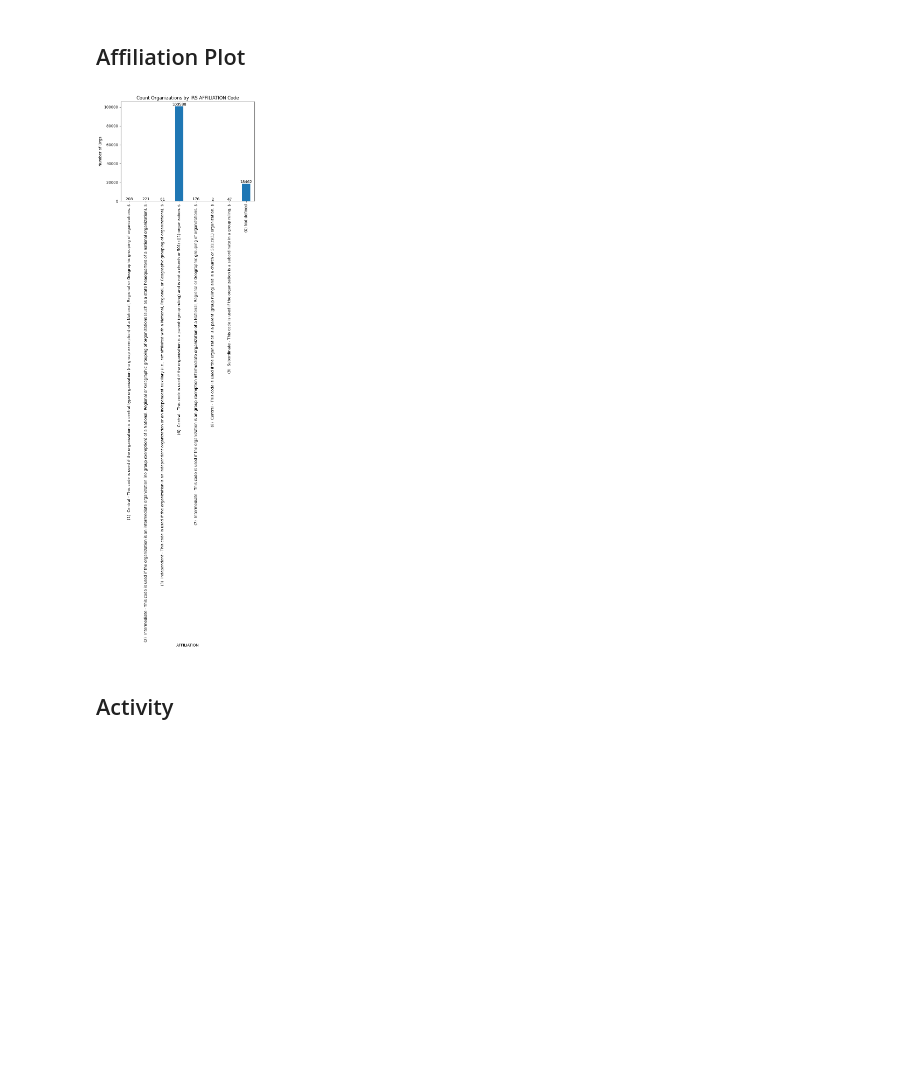
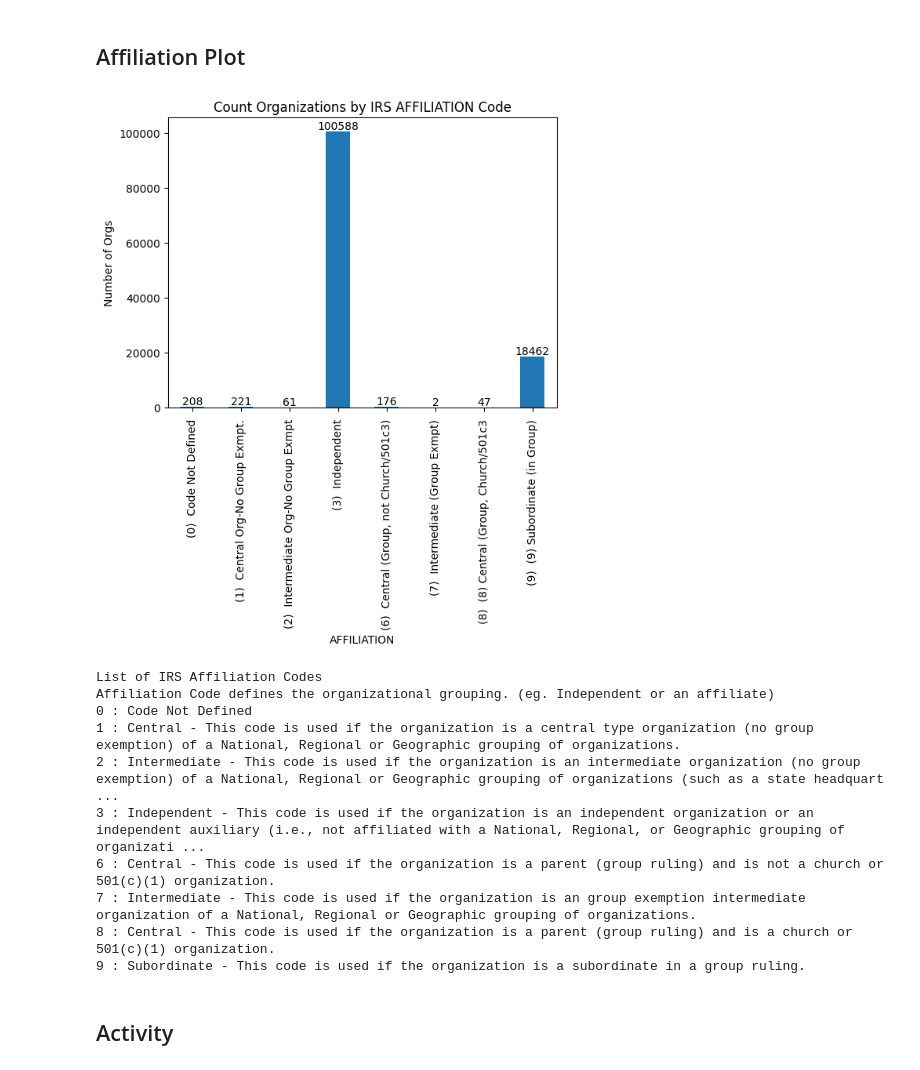
Before and after one commit to johnzelson/nonprofits-colab, a Jupyter notebook: S1_IRS_BMF.ipynb, the cells around one changed output. Cells and saved outputs as stored; diff of their text form; code cells hidden in the pictures; blank space fills up the shorter version.

```diff
--- a/S1_IRS_BMF.ipynb
+++ b/S1_IRS_BMF.ipynb
@@ -150,22 +154,25 @@ with open('/content/drive/My Drive/irs_data/IRS_Code_Lookups/NCCS_NTEE.csv', mod
       # print(f"0 {row[0]}   1 {row[1]}    2 {row[2]}" )
       ntee[row[0]] = [row[1], row[2]]
 # %%
-# Other BMF Lookups
-# Instead of having multiple lookup sheets, piled into
-# Loaded into dict of dicts
+# --- load Other BMF Lookups ---
+# Instead of having multiple code lookup sheets,
+# loaded into dict of dicts
 
-#TODO: the full definitions, verbatim, of codes lookups are too long for graph axis, need short desc
+# using string for keys/lookups for consistency
 
-# Nested dictionary, ends up like this
-#bmf = { 'INCOME_CD': {'code1': 'XX', 'codevalue1': '19', 'code2': 'YY', 'codevalue2': '25' ...},
-#        'ASSET_CD': {'code1': 'YY', 'codevalue1': '25'}
+# Nested dictionary, like this
+#bmf = { 'INCOME_CD': {'code1': 'XX',
+#                              'codevalue1': '19',
+#                              {'short' : 'brief definition',
+#                              'full' :  'full definition'}
 
 
 bmf = {}
 bmf_set = set() # get each unique BMF field/column name
 all_rows = []
 
-with open('/content/drive/My Drive/irs_data/IRS_Code_Lookups/IRS_BMF_Lookups.csv', mode='r') as infile:
+with open('/content/drive/My Drive/irs_data/IRS_Code_Lookups/IRS_BMF_Lookups_wShortDesc.csv', mode='r') as infile:
+
     reader = csv.reader(infile)
     for row in reader:
       # print(f"0 {row[0]}   1 {row[1]}    2 {row[2]}  3 {row[3]}" )
@@ -177,5 +184,5 @@ for bmf_cols in bmf_set:
   bmf[bmf_cols] = {}
   for row in all_rows:
     if row[0] == bmf_cols:
-      bmf[bmf_cols][row[2]] = row[3]
+      bmf[bmf_cols][row[2]] = {"full" : row[3], "short": row[4]}
 # %% [output]
@@ -1344,8 +2294,13 @@ plt.show()
 # %%
+# -- obsolete ---
 # ---------------------------------------------
 # Using IRS Income Code, Count Orgs by Income
 # Lookup Income Code
 # --------------------------------------------
+
+# doesn't work for small cities because it's
+# setting the labels to the lookups,
+# but sometimes there is no entry
 
 from matplotlib import pyplot as plt
 import locale
@@ -1355,7 +2310,7 @@ xlabs = []
 
 for c in (c for c in bmf['INCOME_CD'] if c != 'define') :
   # print (c, ":", bmf['INCOME_CD'][c] )
-  xlabs.append(f"({c})  {bmf['INCOME_CD'][c]} $")
+  xlabs.append(f"({c})  {bmf['INCOME_CD'][c]['short']} ")
 
 ax = df.groupby(['INCOME_CD'])['p_org_id'].count().plot.bar(rot=0)
 
@@ -1483,7 +2438,7 @@ xlabs = []
 
 for c in (c for c in bmf['SUBSECTION'] if c != 'define') :
   # print (c, ":", bmf['SUBSECTION'][c] )
-  xlabs.append(f"({c})  {bmf['SUBSECTION'][c]} ")
+  xlabs.append(f"({c})  {bmf['SUBSECTION'][c]['short']} ")
 
 ax = df.groupby(['SUBSECTION'])['p_org_id'].count().plot.bar(rot=0)
 
@@ -1663,28 +2618,44 @@ Name: p_org_id, Length: 113, dtype: int64
 # %%
 # affiliation plot
 
 xlabs = []
 
 for c in (c for c in bmf['AFFILIATION'] if c != 'define') :
   #print (c, ":", bmf['AFFILIATION'][c] )
-  xlabs.append(f"({c})  {bmf['AFFILIATION'][c]} $")
+  xlabs.append(f"({c})  {bmf['AFFILIATION'][c]['short']} ")
 
 # TODO: add 0 to affiliation lookup
 # TODO: add short descriptions for these plots
-xlabs.append("(0) Not defined")
+#xlabs.append("(0) Not defined")
 
 #ax = df.groupby(['INCOME_CD'])['p_org_id'].count().plot.bar(rot=0)
 
 ax = df.groupby(['AFFILIATION'])['p_org_id'].count().plot.bar(rot=0)
 
 ax.set_xticklabels(xlabs,rotation=90)
 
 ax.set_ylabel("Number of Orgs")
 ax.set_title("Count Organizations by IRS AFFILIATION Code")
 ax.bar_label(ax.containers[0])
 plt.show()
+
+print ("\nList of IRS Affiliation Codes")
+print (bmf['AFFILIATION']['define']['full'])
+
+for c in (c for c in bmf['AFFILIATION'] if c != 'define') :
+  print (c, ":", bmf['AFFILIATION'][c]['full'] )
 # %% [output]
-[figure, old version]
+[figure, new version]
+List of IRS Affiliation Codes
+Affiliation Code defines the organizational grouping. (eg. Independent or an affiliate)
+0 : Code Not Defined
+1 : Central - This code is used if the organization is a central type organization (no group exemption) of a National, Regional or Geographic grouping of organizations.
+2 : Intermediate - This code is used if the organization is an intermediate organization (no group exemption) of a National, Regional or Geographic grouping of organizations (such as a state headquart ...
+3 : Independent - This code is used if the organization is an independent organization or an independent auxiliary (i.e., not affiliated with a National, Regional, or Geographic grouping of organizati ...
+6 : Central - This code is used if the organization is a parent (group ruling) and is not a church or 501(c)(1) organization.
+7 : Intermediate - This code is used if the organization is an group exemption intermediate organization of a National, Regional or Geographic grouping of organizations.
+8 : Central - This code is used if the organization is a parent (group ruling) and is a church or 501(c)(1) organization.
+9 : Subordinate - This code is used if the organization is a subordinate in a group ruling.
 # %% [markdown]
 ## Activity
 # %%
```
Also changed, not shown: parts of 109 cells of this notebook.
